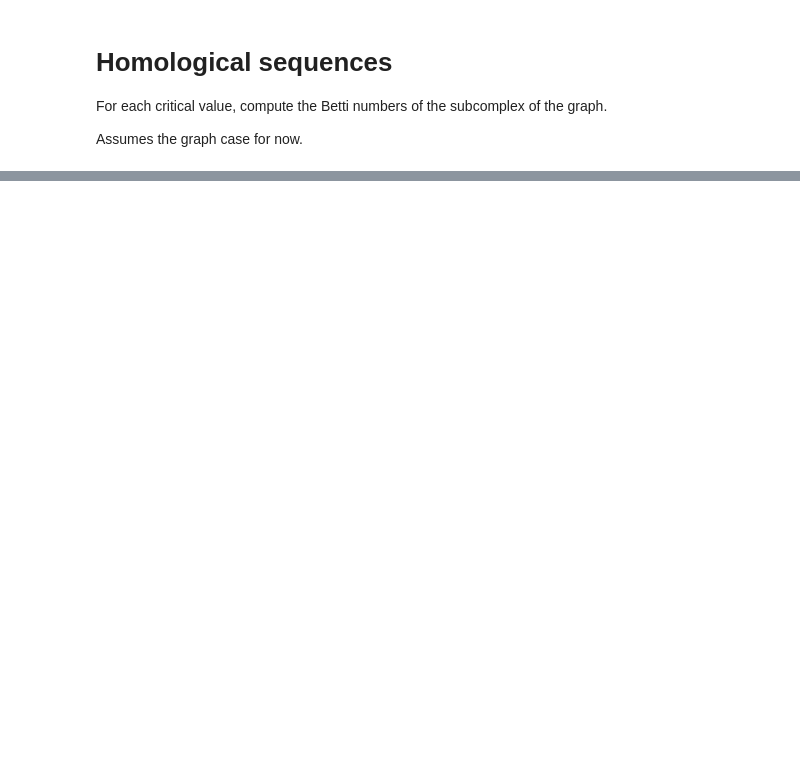
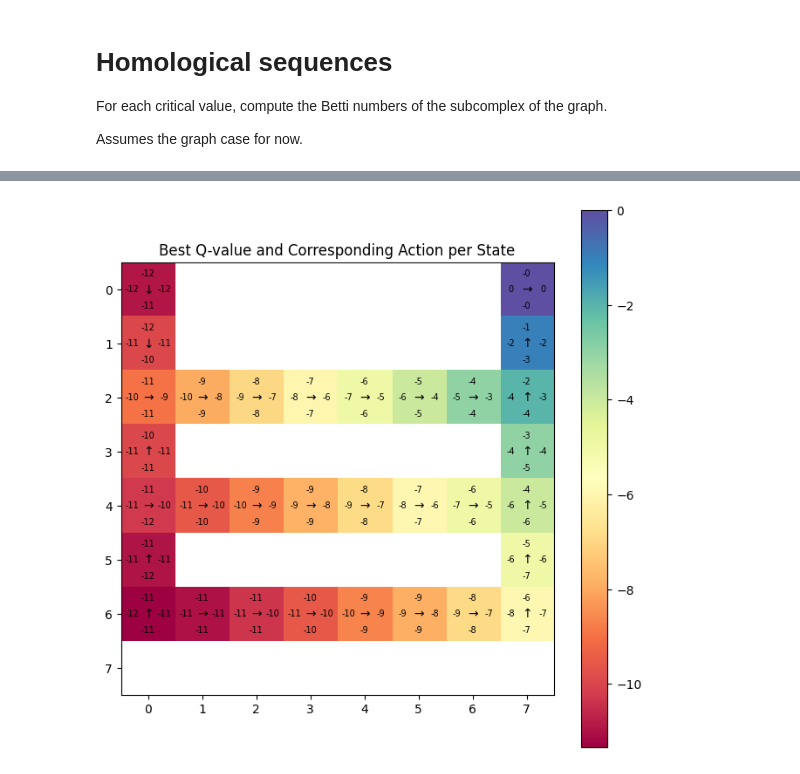
Before and after one commit to jsseely/rl-dmt, a Jupyter notebook: notebooks/dmt.ipynb, the cells around one changed output, grey strips where cells are left out. Saved outputs shown, nothing was run; the diff lists cells and outputs as text; code cells hidden in the pictures; blank space fills up the shorter version.

```diff
--- a/notebooks/dmt.ipynb
+++ b/notebooks/dmt.ipynb
@@ -181,0 +184,9 @@ for c in critical_values:
+# %%
+env = MazeEnv()
+agent = QLearningAgent(env, gamma=0.999, alpha=0.1, epsilon_decay=0.95)
+agent.train_with_summary(episodes=100, max_steps_per_episode=1000)
+trained_q_function = agent.q_table
+# %%
+agent.plot_best_action_q_values()
+# %% [output]
+[figure, added]
```
Also changed, not shown: parts of 22 cells of this notebook, 3 other files.
